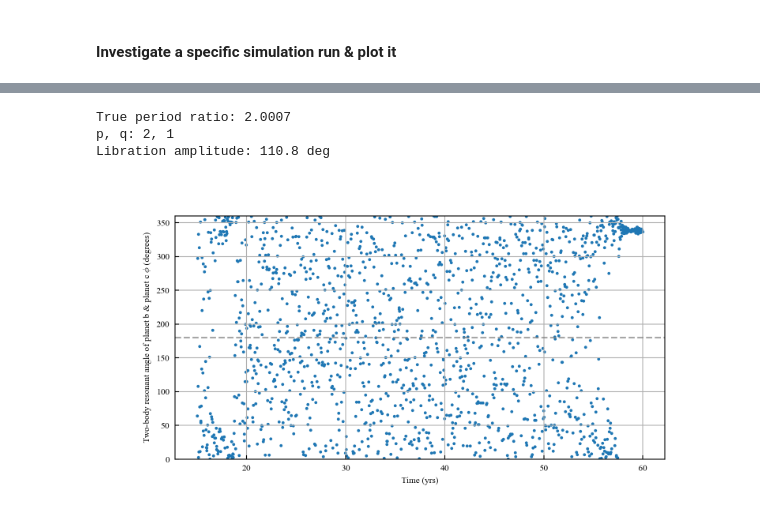
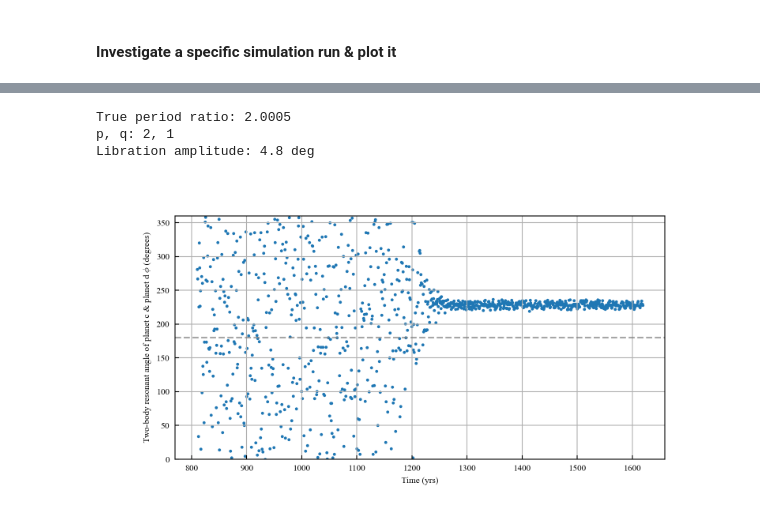
Before and after one commit to dchen10Git/uh-ifa-reu-2026, a Jupyter notebook: analyze_sims.ipynb, the cells around one changed output, grey strips where cells are left out. Drawn from its saved outputs; the diff is of its cells as text; code cells hidden in the pictures.

```diff
--- a/analyze_sims.ipynb
+++ b/analyze_sims.ipynb
@@ -774,9 +664,9 @@ def plot_taus(sim_data, num_pl, num_em, num_ptsml, t_units='kyr'):
 
 # plot_taus(saved_sim, num_pl, num_em, num_ptsml)
 # %%
-mmr_id.plot_libration(m_star, rocks['planet b'], rocks['planet c'])
+mmr_id.plot_libration(m_star, rocks['planet c'], rocks['planet d'])
 # %% [output]
-True period ratio: 2.0007
+True period ratio: 2.0005
 p, q: 2, 1
-Libration amplitude: 110.8 deg
+Libration amplitude: 4.8 deg
-[figure, old version]
+[figure, new version]
```
Also changed, not shown: parts of 8 cells of this notebook, 3 other files.
